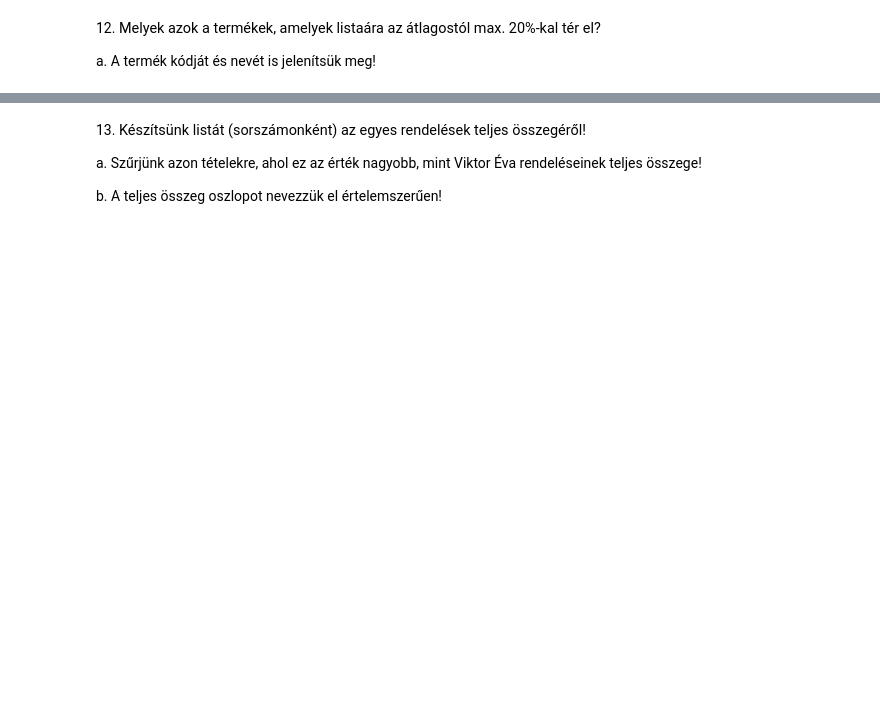
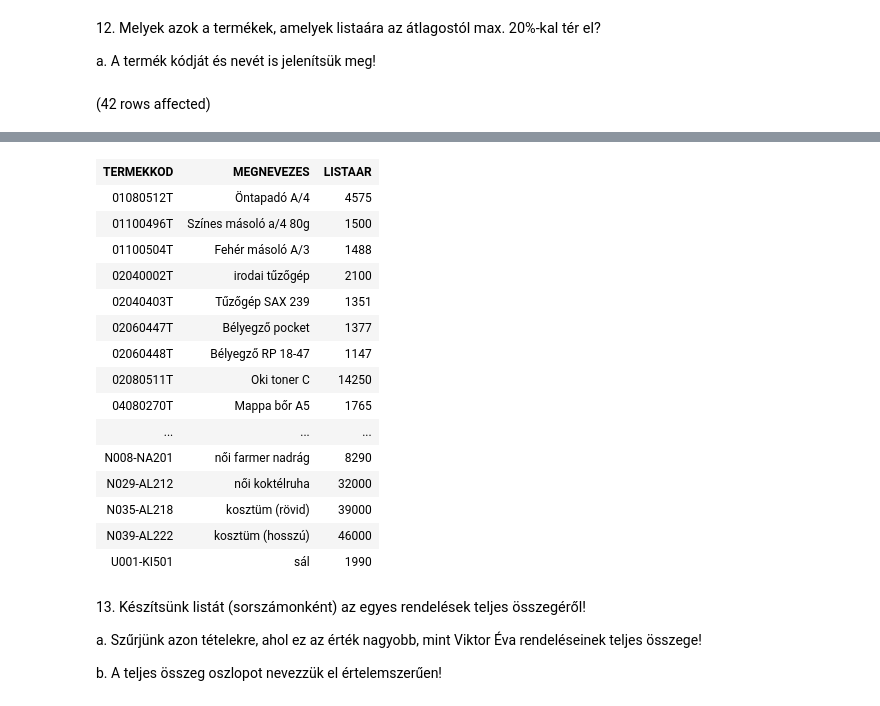
Before and after one commit to JanosZkcs/Adatbazisok_egyetem, a Jupyter notebook: gyakorlat06_feladatok.ipynb, the cells around one changed output, grey strips where cells are left out. Cells and saved outputs as stored; diff of their text form; code cells hidden in the pictures; blank space fills up the shorter version.

```diff
--- a/gyakorlat06_feladatok.ipynb
+++ b/gyakorlat06_feladatok.ipynb
@@ -160,3 +229,18 @@ b. A listát rendezzük a hónapok száma szerint növekvő sorrendbe!
 12. <span style="background-color: rgb(255, 255, 255); color: rgb(0, 0, 0); font-family: &quot;Open Sans&quot;, sans-serif; font-size: 14.44px;">Melyek azok a termékek, amelyek listaára az átlagostól max. 20%-kal tér el?&nbsp;</span>
 
 a. A termék kódját és nevét is jelenítsük meg!
+# %%
+SELECT  TERMEKKOD,
+        MEGNEVEZES,
+        LISTAAR
+FROM Termek
+WHERE LISTAAR > (
+    SELECT AVG(LISTAAR) * 0.8
+    FROM Termek
+) AND
+LISTAAR > (
+    SELECT AVG(LISTAAR) * 1.2
+    FROM Termek
+)
+# %% [output]
+(42 rows affected)
@@ -163,3 +248,19 @@ a. A termék kódját és nevét is jelenítsük meg!
+| TERMEKKOD | MEGNEVEZES | LISTAAR |
+| 01080512T | Öntapadó A/4 | 4575 |
+| 01100496T | Színes másoló a/4 80g | 1500 |
+| 01100504T | Fehér másoló A/3 | 1488 |
+| 02040002T | irodai tűzőgép | 2100 |
+| 02040403T | Tűzőgép SAX 239 | 1351 |
+| 02060447T | Bélyegző pocket | 1377 |
+| 02060448T | Bélyegző RP 18-47 | 1147 |
+| 02080511T | Oki toner C | 14250 |
+| 04080270T | Mappa bőr A5 | 1765 |
+| ... | ... | ... |
+| N008-NA201 | női farmer nadrág | 8290 |
+| N029-AL212 | női koktélruha | 32000 |
+| N035-AL218 | kosztüm (rövid) | 39000 |
+| N039-AL222 | kosztüm (hosszú) | 46000 |
+| U001-KI501 | sál | 1990 |
 # %% [markdown]
 13. <span style="background-color: rgb(255, 255, 255); color: rgb(0, 0, 0); font-family: &quot;Open Sans&quot;, sans-serif; font-size: 14.44px;">Készítsünk listát (sorszámonként) az egyes rendelések teljes összegéről!&nbsp;</span>
 
```
Also changed, not shown: parts of 8 cells of this notebook.
